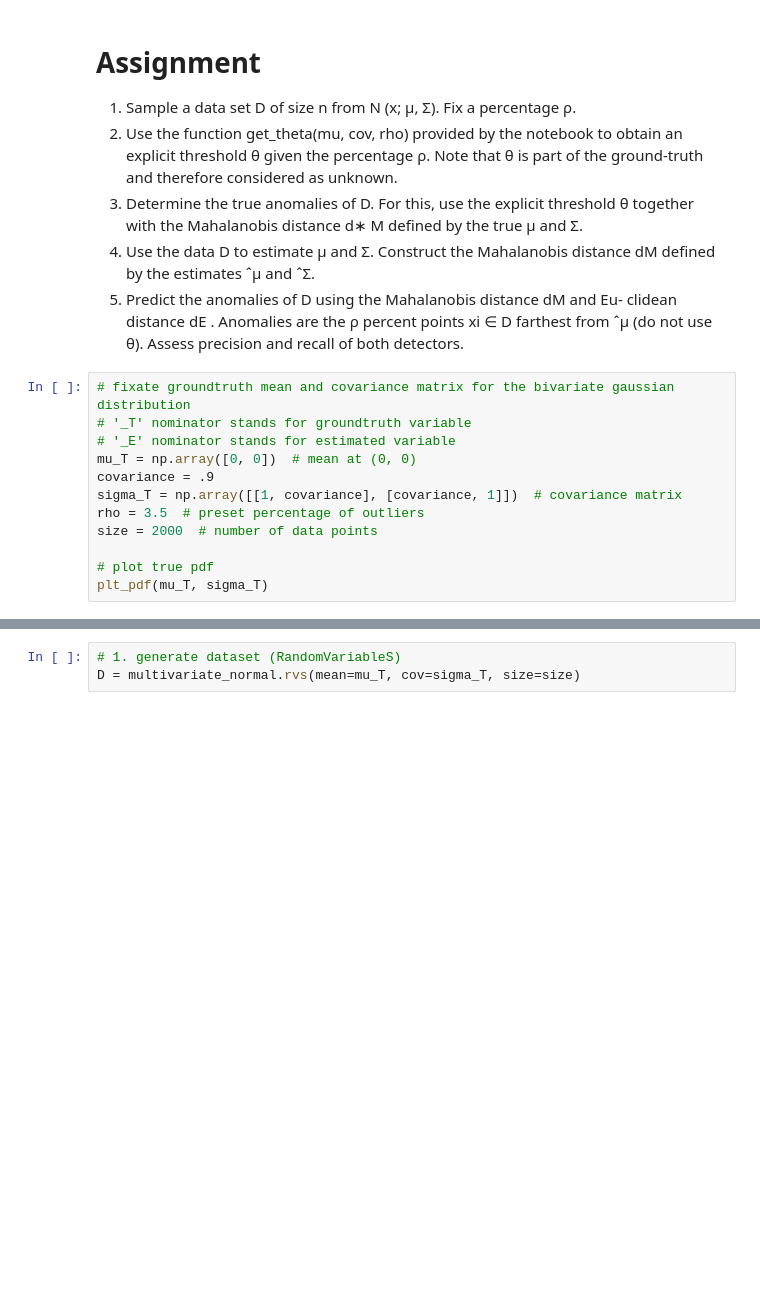
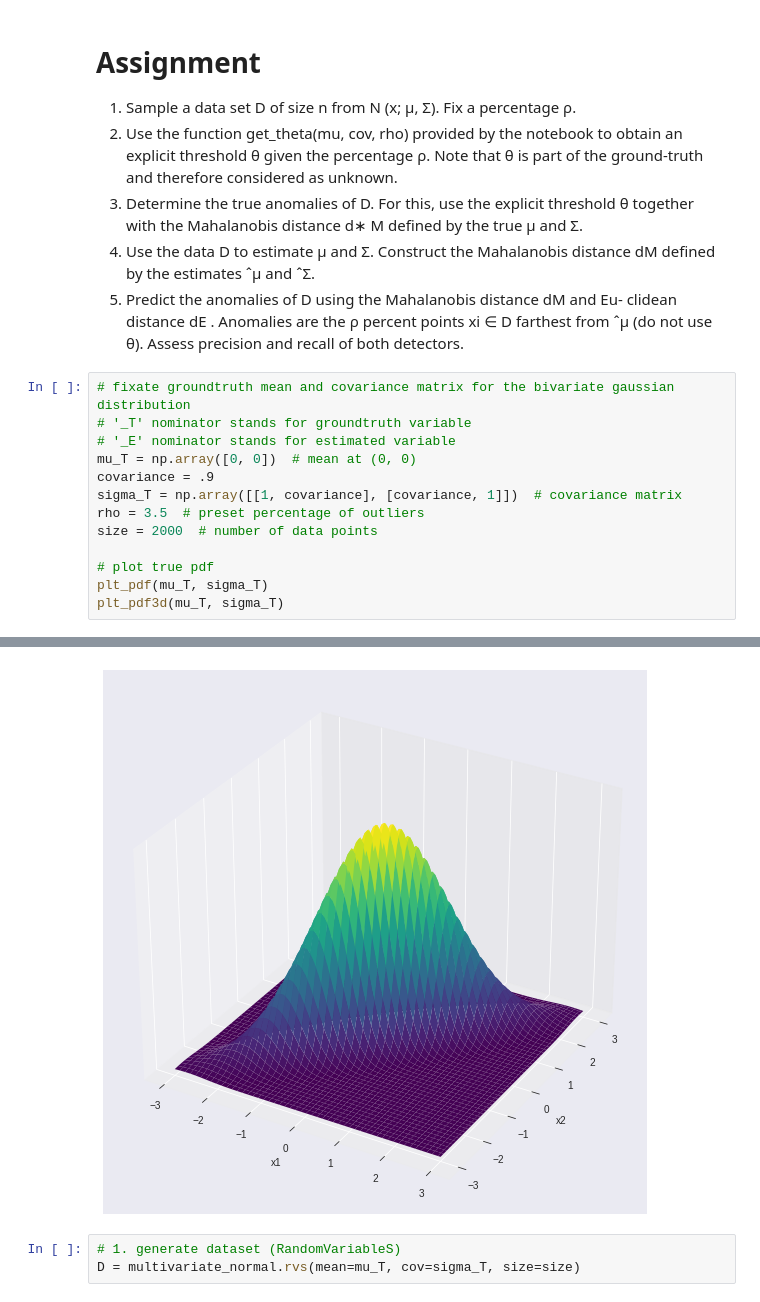
Before and after one commit to larsaars/machine_learning_tests, a Jupyter notebook: assignment_5_1/anomaly.ipynb, the cells around one changed output, grey strips where cells are left out. Saved outputs shown, nothing was run; the diff lists cells and outputs as text; blank space fills up the shorter version.

Commit message:
new plot

```diff
--- a/assignment_5_1/anomaly.ipynb
+++ b/assignment_5_1/anomaly.ipynb
@@ -150,17 +150,19 @@ from ˆμ (do not use θ). Assess precision and recall of both detectors.
 # %%
 # fixate groundtruth mean and covariance matrix for the bivariate gaussian distribution
 # '_T' nominator stands for groundtruth variable
 # '_E' nominator stands for estimated variable
 mu_T = np.array([0, 0])  # mean at (0, 0)
 covariance = .9
 sigma_T = np.array([[1, covariance], [covariance, 1]])  # covariance matrix
 rho = 3.5  # preset percentage of outliers
 size = 2000  # number of data points
 
 # plot true pdf
 plt_pdf(mu_T, sigma_T)
+plt_pdf3d(mu_T, sigma_T)
 # %% [output]
 [figure]
+[figure, added]
 # %%
 # 1. generate dataset (RandomVariableS)
 D = multivariate_normal.rvs(mean=mu_T, cov=sigma_T, size=size)
```
